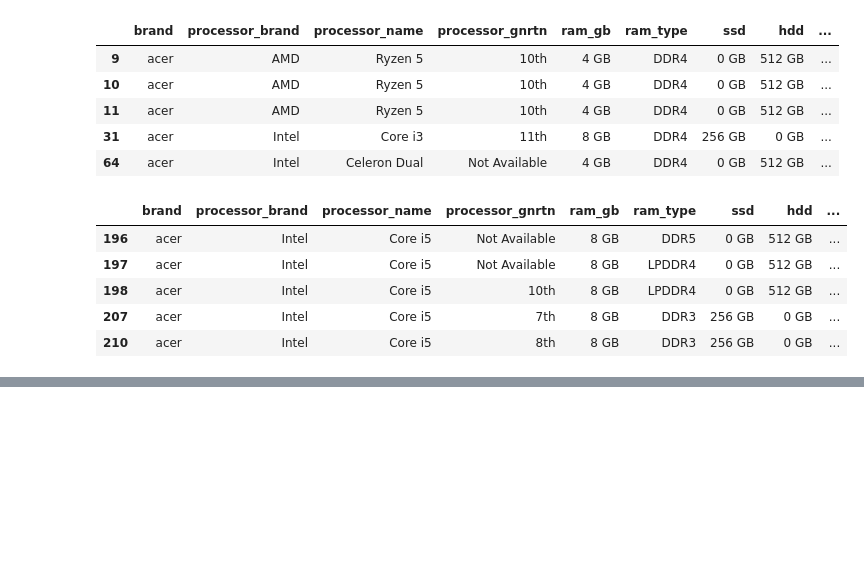
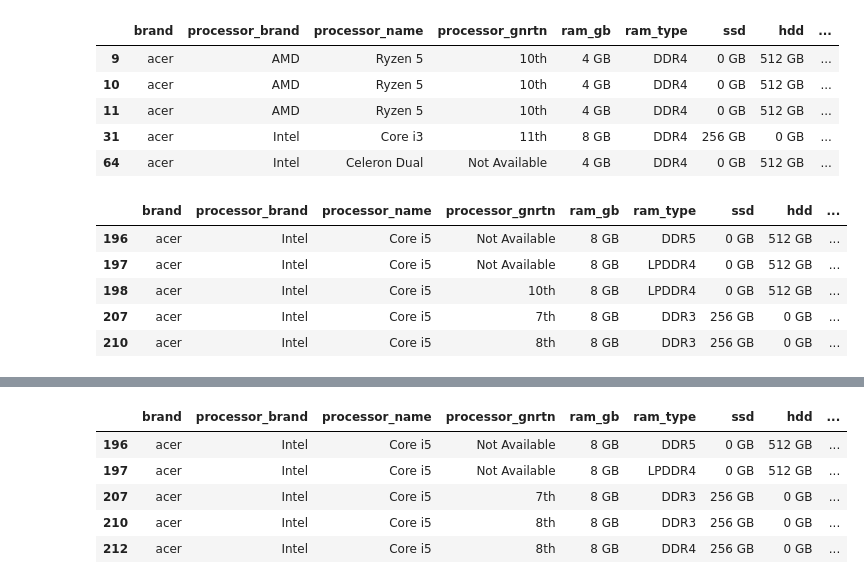
Before and after one commit to gadwal4201/CRT-2025, a Jupyter notebook: Pandas/LaptopPricePrediction.ipynb, the cells around one changed output, grey strips where cells are left out. Drawn from its saved outputs; the diff is of its cells as text; code cells hidden in the pictures; blank space fills up the shorter version.

```diff
--- a/Pandas/LaptopPricePrediction.ipynb
+++ b/Pandas/LaptopPricePrediction.ipynb
@@ -459,3 +453,12 @@ acer_i5_8GB_512 = acer_i5_8GB[acer_i5_8GB['ssd']<= 512]
 # %%
 acer_i5_8GB_512_Win = acer_i5_8GB_512[acer_i5_8GB_512['os'] == 'Windows']
+# %%
+acer_i5_8GB_512_Win.head()
+# %% [output]
+|  | brand | processor_brand | processor_name | processor_gnrtn | ram_gb | ram_type | ssd | hdd | ... |
+| 196 | acer | Intel | Core i5 | Not Available | 8 GB | DDR5 | 0 GB | 512 GB | ... |
+| 197 | acer | Intel | Core i5 | Not Available | 8 GB | LPDDR4 | 0 GB | 512 GB | ... |
+| 207 | acer | Intel | Core i5 | 7th | 8 GB | DDR3 | 256 GB | 0 GB | ... |
+| 210 | acer | Intel | Core i5 | 8th | 8 GB | DDR3 | 256 GB | 0 GB | ... |
+| 212 | acer | Intel | Core i5 | 8th | 8 GB | DDR4 | 256 GB | 0 GB | ... |
 # %%
```
Also changed, not shown: parts of 11 cells of this notebook.
